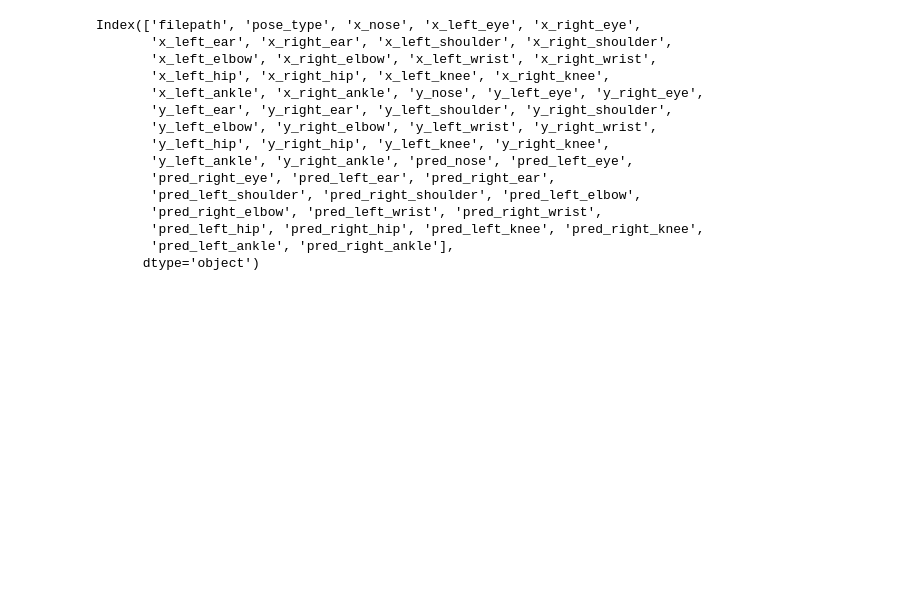
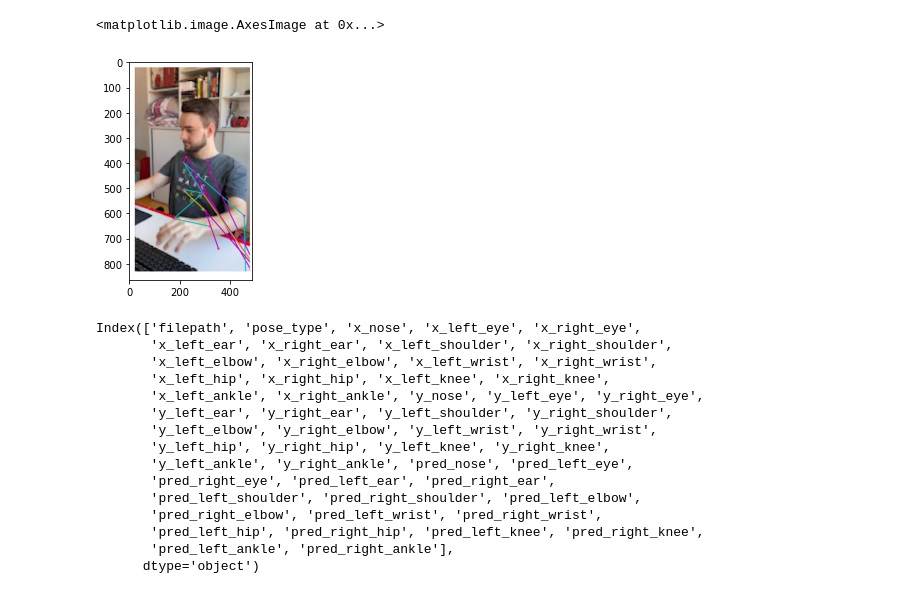
Before and after one commit to Shandelier/Movenet-Research-Pipeline, a Jupyter notebook: feng.ipynb, the cells around one changed output. Drawn from its saved outputs; the diff is of its cells as text; code cells hidden in the pictures; blank space fills up the shorter version.

```diff
--- a/feng.ipynb
+++ b/feng.ipynb
@@ -12,0 +33,5 @@ df.reset_index(drop=True, inplace=True)
+# %%
+ss = [0.46357843,0.41783768,0.4145142,0.4356235,0.44074166,0.69244754,0.7241567,0.9449361,1.0116795,0.9895468,1.0035233,1.2435881,1.2543418,0.9691763,0.99773383,0.9938545,1.0617462,0.614032,0.6133709,0.58484566,0.5799686,0.51286864,0.65147066,0.4185276,0.7381544,0.33406097,0.85294336,0.45267662,0.62642026,0.48403,0.7768456,0.6491516,0.867496,0.70062435,0.6077934,0.69608736,0.5955064,0.41157913,0.7886716,0.88540393,0.7216549,0.7164442,0.21913832,0.4246785,0.020467311,0.029481202,0.009103835,0.047676474,0.020335972,0.037186414,0.0037148893]
+ss = np.array(ss)
+ss = ss.reshape([1, 1, 17, 3])
+ss
@@ -13,3 +105,22 @@ df.reset_index(drop=True, inplace=True)
+# %%
+# print scatterplot with plt
+import matplotlib.pyplot as plt
+import seaborn as sns
+import drawing_util as du
+# sns.set_style('whitegrid')
+# sns.set_palette('Set2')
+
+skeleton = du.draw_prediction_on_image(img, ss)
+
+# plot numpy array skeleton as image
+plt.imshow(skeleton)
+
+
+# plt.scatter(dfzero['pose_type'], dfzero['pose_type'])
+# plt.show()
+# %% [output]
+<matplotlib.image.AxesImage at 0x...>
+[figure, added]
 # %%
 df.columns
 # %% [output]
```
Also changed, not shown: parts of 6 cells of this notebook, 5 other files.
